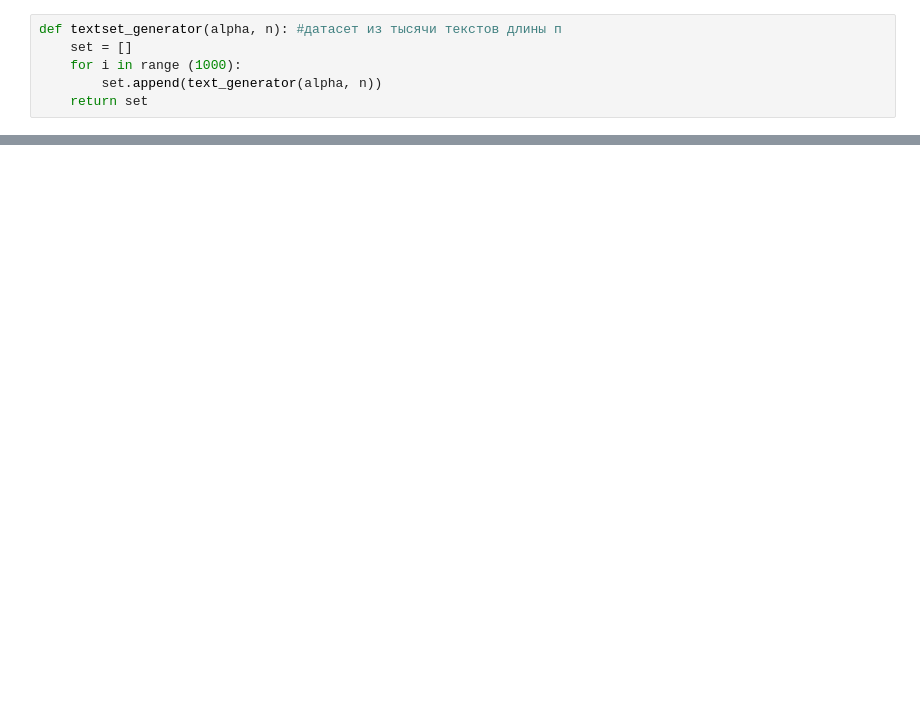
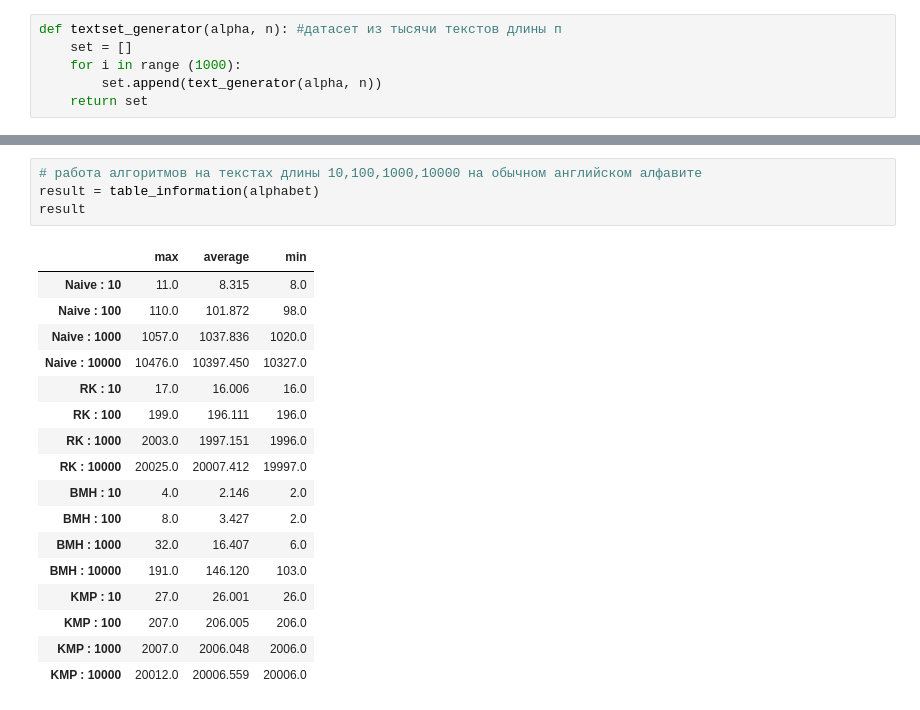
Before and after one commit to GalyaZalesskaya/Data-Analisis, a Jupyter notebook: aio_string.ipynb, the cells around one changed output, grey strips where cells are left out. Saved outputs shown, nothing was run; the diff lists cells and outputs as text; blank space fills up the shorter version.

```diff
--- a/aio_string.ipynb
+++ b/aio_string.ipynb
@@ -215,0 +209,22 @@ for i in [10,100,1000,10000]:
+# %%
+# работа алгоритмов на текстах длины 10,100,1000,10000 на обычном английском алфавите
+result = table_information(alphabet)
+result
+# %% [output]
+|  | max | average | min |
+| Naive : 10 | 11.0 | 8.315 | 8.0 |
+| Naive : 100 | 110.0 | 101.872 | 98.0 |
+| Naive : 1000 | 1057.0 | 1037.836 | 1020.0 |
+| Naive : 10000 | 10476.0 | 10397.450 | 10327.0 |
+| RK : 10 | 17.0 | 16.006 | 16.0 |
+| RK : 100 | 199.0 | 196.111 | 196.0 |
+| RK : 1000 | 2003.0 | 1997.151 | 1996.0 |
+| RK : 10000 | 20025.0 | 20007.412 | 19997.0 |
+| BMH : 10 | 4.0 | 2.146 | 2.0 |
+| BMH : 100 | 8.0 | 3.427 | 2.0 |
+| BMH : 1000 | 32.0 | 16.407 | 6.0 |
+| BMH : 10000 | 191.0 | 146.120 | 103.0 |
+| KMP : 10 | 27.0 | 26.001 | 26.0 |
+| KMP : 100 | 207.0 | 206.005 | 206.0 |
+| KMP : 1000 | 2007.0 | 2006.048 | 2006.0 |
+| KMP : 10000 | 20012.0 | 20006.559 | 20006.0 |
```
Also changed, not shown: parts of 41 cells of this notebook.
